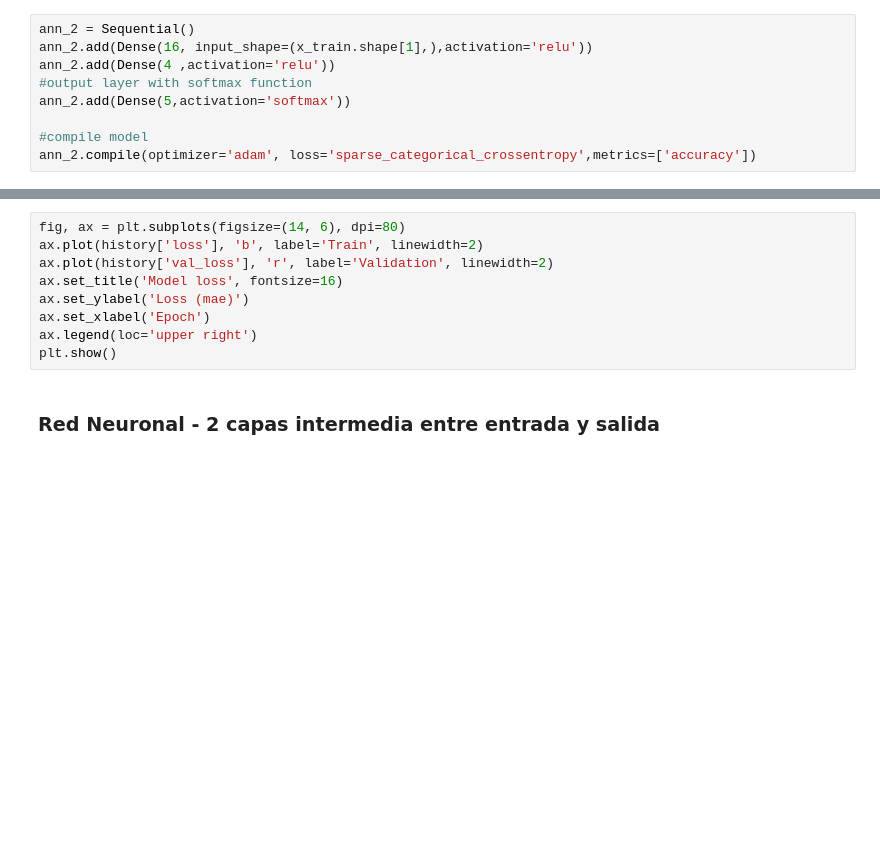
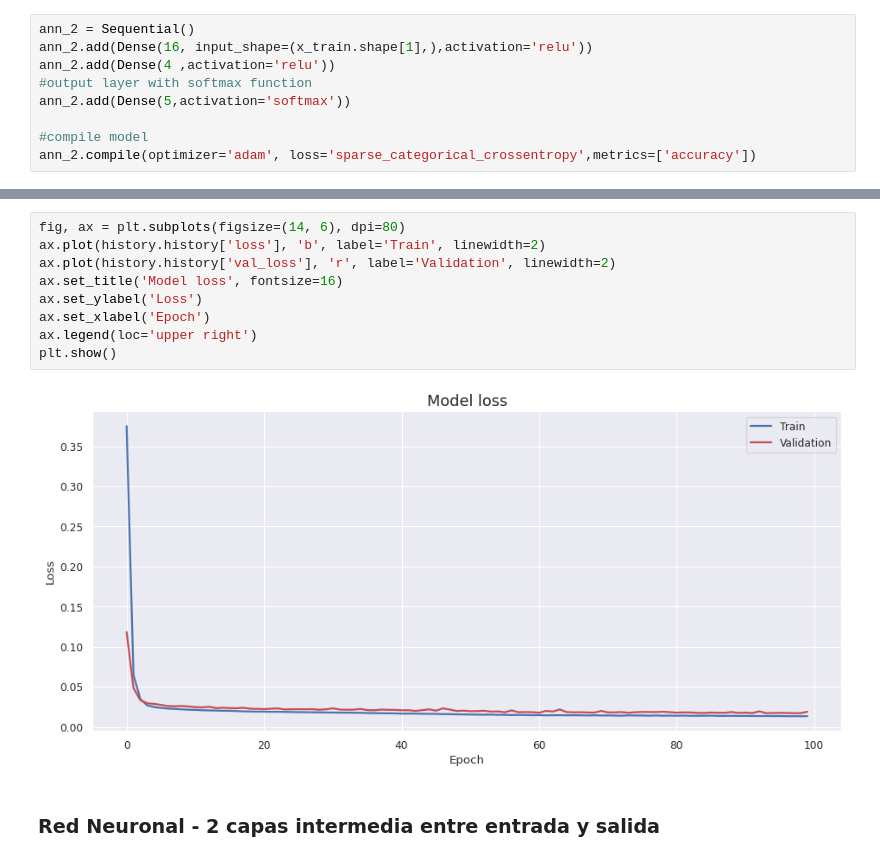
Before and after one commit to santyxd3000/Undergraduate-Project, a Jupyter notebook: Classifying_Models.ipynb, the cells around one changed output, grey strips where cells are left out. Saved outputs shown, nothing was run; the diff lists cells and outputs as text; blank space fills up the shorter version.

```diff
--- a/Classifying_Models.ipynb
+++ b/Classifying_Models.ipynb
@@ -161,12 +210,14 @@ print('\nLoss:',loss)
 # %%
 fig, ax = plt.subplots(figsize=(14, 6), dpi=80)
-ax.plot(history['loss'], 'b', label='Train', linewidth=2)
-ax.plot(history['val_loss'], 'r', label='Validation', linewidth=2)
+ax.plot(history.history['loss'], 'b', label='Train', linewidth=2)
+ax.plot(history.history['val_loss'], 'r', label='Validation', linewidth=2)
 ax.set_title('Model loss', fontsize=16)
-ax.set_ylabel('Loss (mae)')
+ax.set_ylabel('Loss')
 ax.set_xlabel('Epoch')
 ax.legend(loc='upper right')
 plt.show()
+# %% [output]
+[figure, added]
 # %% [markdown]
 ### Red Neuronal - 2 capas intermedia entre entrada y salida
 # %%
```
Also changed, not shown: parts of 50 cells of this notebook.
